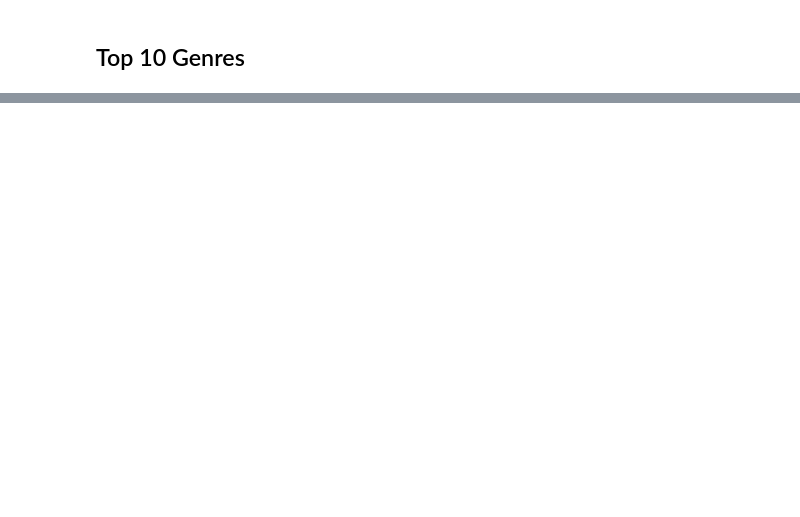
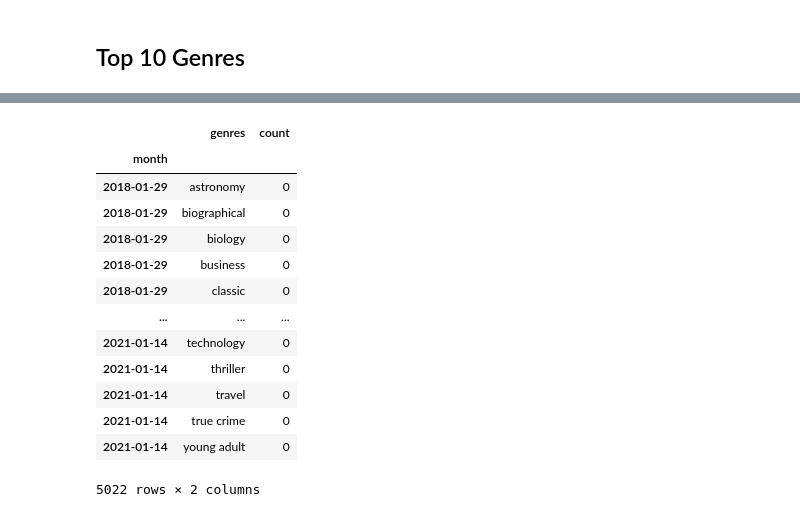
Before and after one commit to tombasche/books, a Jupyter notebook: Books.ipynb, the cells around one changed output, grey strips where cells are left out. Drawn from its saved outputs; the diff is of its cells as text; code cells hidden in the pictures; blank space fills up the shorter version.

```diff
--- a/Books.ipynb
+++ b/Books.ipynb
@@ -163,0 +249,17 @@ genre_counts.most_common(10)
+# %%
+adf[adf['count'] == 0]
+# %% [output]
+|  | genres | count |
+| month |  |  |
+| 2018-01-29 | astronomy | 0 |
+| 2018-01-29 | biographical | 0 |
+| 2018-01-29 | biology | 0 |
+| 2018-01-29 | business | 0 |
+| 2018-01-29 | classic | 0 |
+| ... | ... | ... |
+| 2021-01-14 | technology | 0 |
+| 2021-01-14 | thriller | 0 |
+| 2021-01-14 | travel | 0 |
+| 2021-01-14 | true crime | 0 |
+| 2021-01-14 | young adult | 0 |
+5022 rows × 2 columns
```
Also changed, not shown: parts of 18 cells of this notebook.
